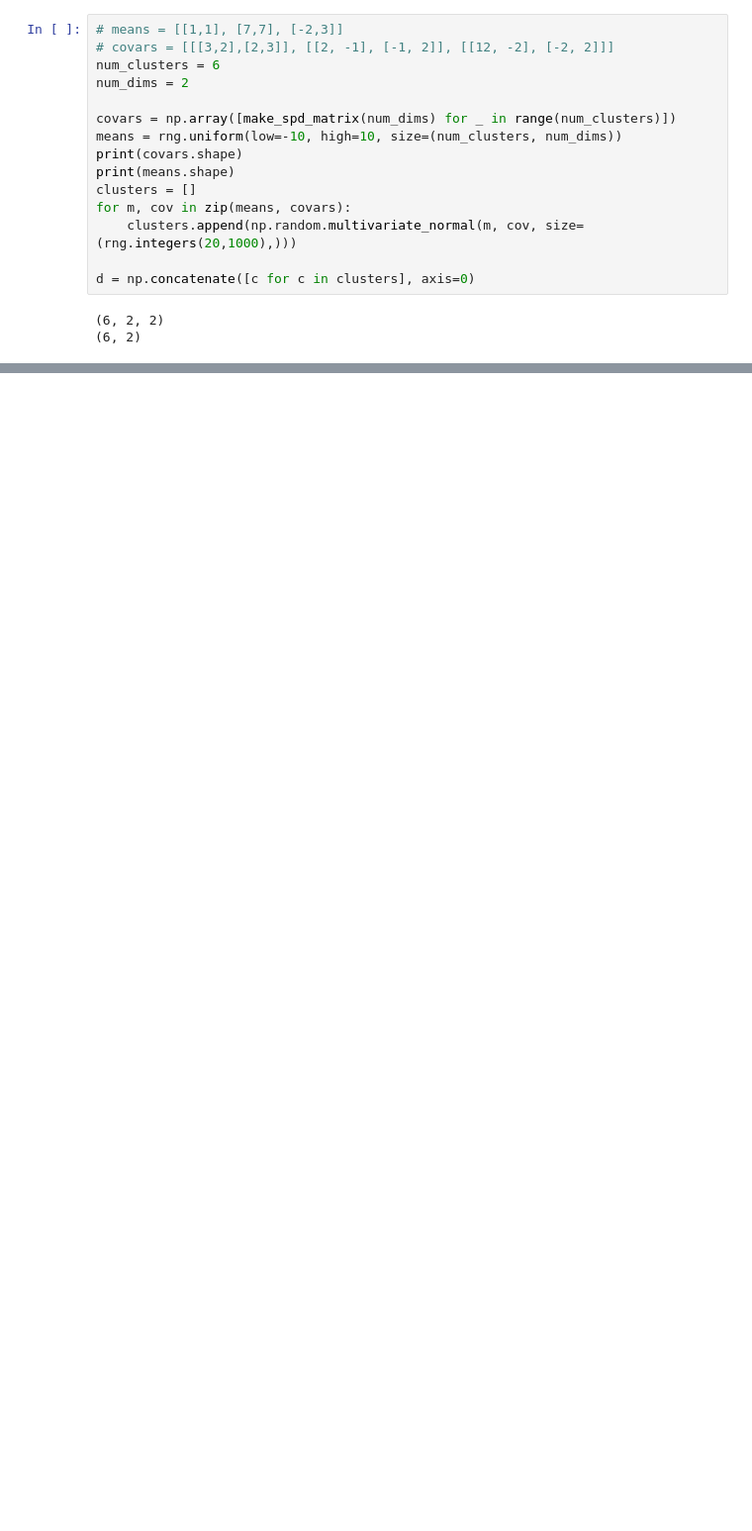
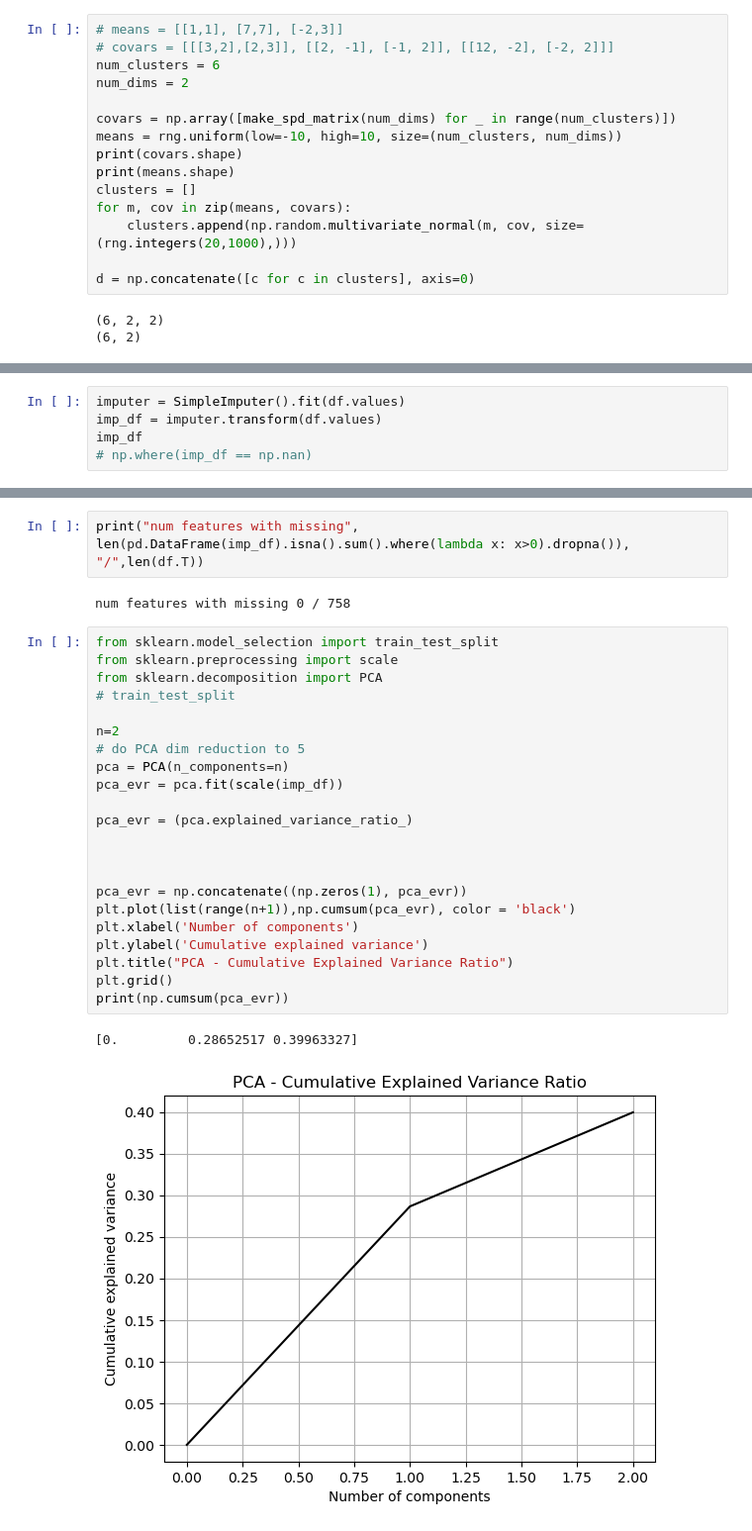
Before and after one commit to jamorr/ml_classification_na_estimation, a Jupyter notebook: imputation.ipynb, the cells around one changed output, grey strips where cells are left out. Shown at 99% size. Saved outputs shown, nothing was run; the diff lists cells and outputs as text; blank space fills up the shorter version.

```diff
--- a/imputation.ipynb
+++ b/imputation.ipynb
@@ -78,0 +87,5 @@ How many missing per feature
+# %%
+imputer = SimpleImputer().fit(df.values)
+imp_df = imputer.transform(df.values)
+imp_df
+# np.where(imp_df == np.nan)
@@ -78,0 +106,29 @@ How many missing per feature
+# %%
+print("num features with missing", len(pd.DataFrame(imp_df).isna().sum().where(lambda x: x>0).dropna()), "/",len(df.T))
+# %% [output]
+num features with missing 0 / 758
+# %%
+from sklearn.model_selection import train_test_split
+from sklearn.preprocessing import scale
+from sklearn.decomposition import PCA
+# train_test_split
+
+n=2
+# do PCA dim reduction to 5
+pca = PCA(n_components=n)
+pca_evr = pca.fit(scale(imp_df))
+
+pca_evr = (pca.explained_variance_ratio_)
+
+
+
+pca_evr = np.concatenate((np.zeros(1), pca_evr))
+plt.plot(list(range(n+1)),np.cumsum(pca_evr), color = 'black')
+plt.xlabel('Number of components')
+plt.ylabel('Cumulative explained variance')
+plt.title("PCA - Cumulative Explained Variance Ratio")
+plt.grid()
+print(np.cumsum(pca_evr))
+# %% [output]
+[0.         0.28652517 0.39963327]
+[figure, added]
```
Also changed, not shown: parts of 12 cells of this notebook, 1 other file.
